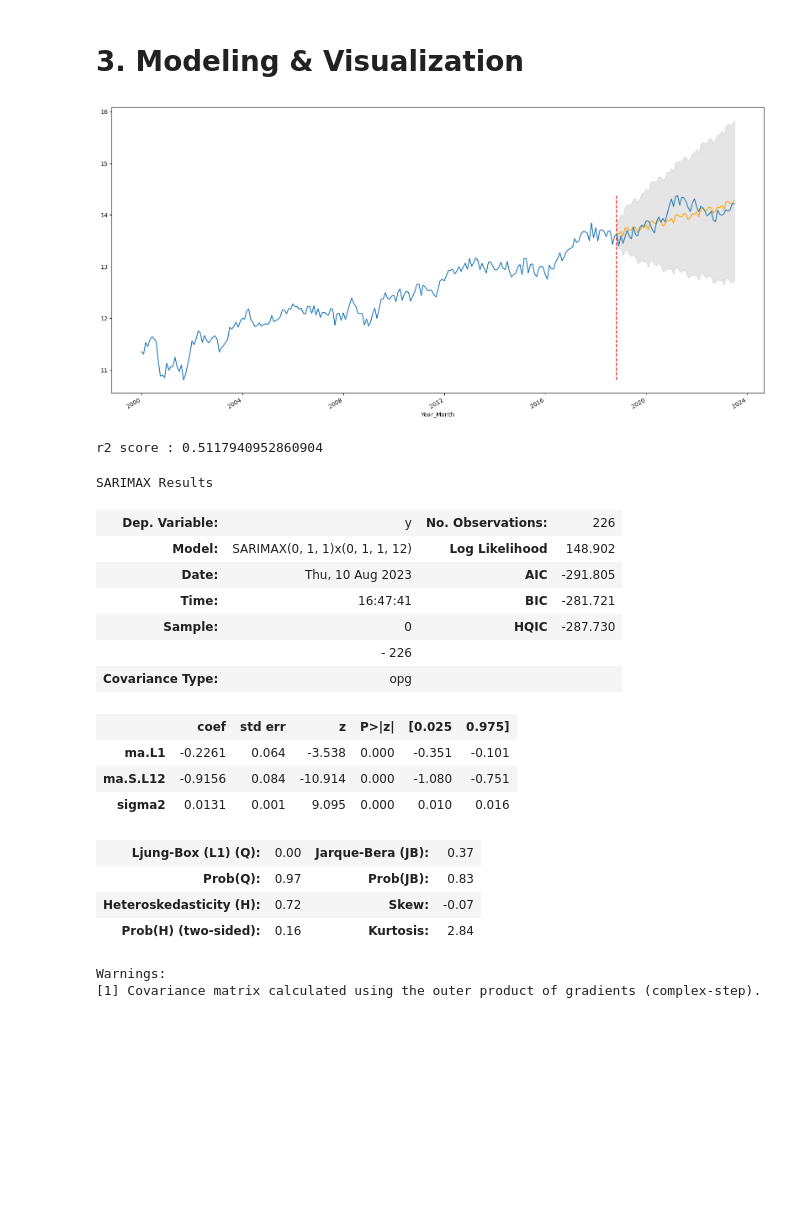
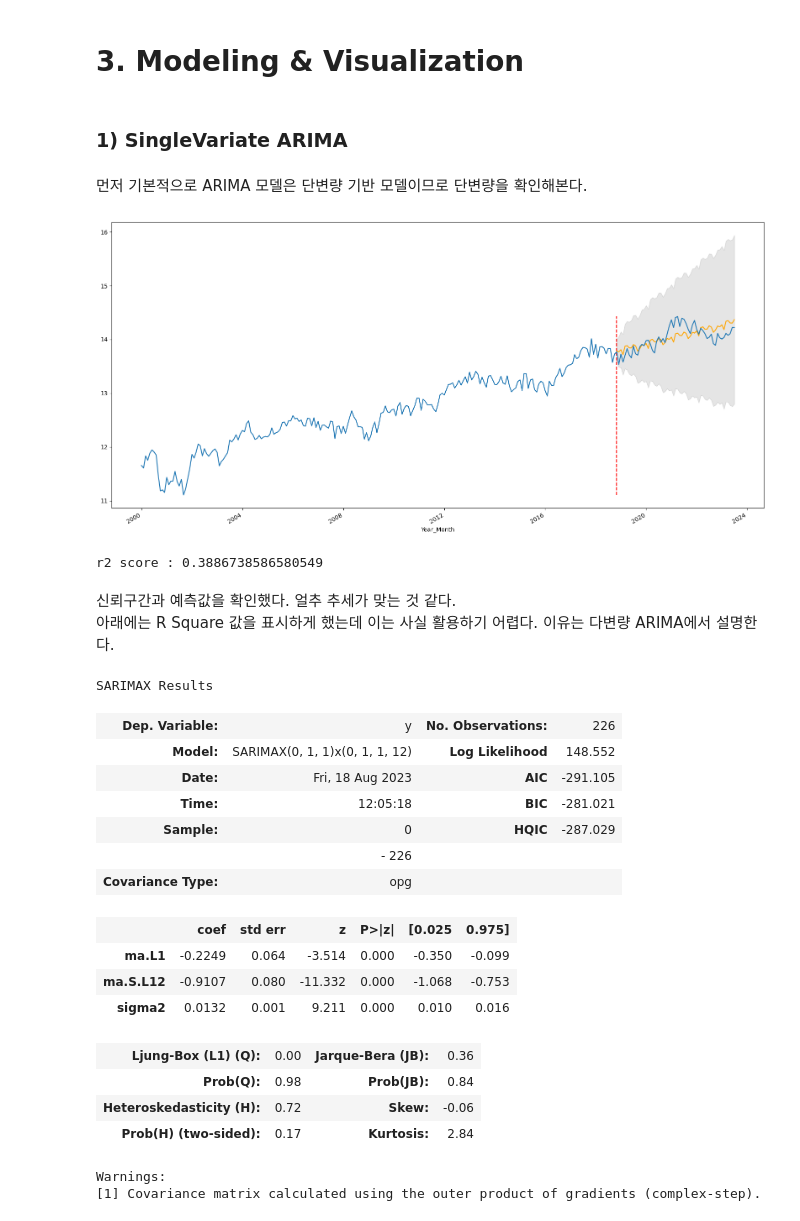
Before and after one commit to che0223/MyStudy, a Jupyter notebook: GongMo&Project/0731FinalProject/stock_EDA.ipynb, the cells around one changed output. Saved outputs shown, nothing was run; the diff lists cells and outputs as text; code cells hidden in the pictures; blank space fills up the shorter version.

```diff
--- a/GongMo&Project/0731FinalProject/stock_EDA.ipynb
+++ b/GongMo&Project/0731FinalProject/stock_EDA.ipynb
@@ -107,11 +161,11 @@ plyo.iplot(
 # %%
-data_close = dataTemp.groupby(['Year', 'Month'])['Adj Close'].sum().reset_index()
+data_close = dataTemp.groupby(['Year', 'Month'])['Close'].sum().reset_index()
 data_close['Year_Month'] = data_close['Year'].astype(str) + '-' + data_close['Month'].astype(str)
 data_close['Year_Month'] = pd.to_datetime(data_close['Year_Month'])
 # test['Year']
 data_close = data_close.set_index('Year_Month')
-data_close = data_close['Adj Close']
+data_close = data_close['Close']
 data_close = data_close.iloc[:-1]
 data_close = data_close.apply(np.log)
-data_close.head()
+data_close.describe()
 # %% [output]
@@ -172,5 +252,9 @@ plt.show()
 # %% [markdown]
 # 3. Modeling & Visualization
+# %% [markdown]
+### 1) SingleVariate ARIMA
+# %% [markdown]
+먼저 기본적으로 ARIMA 모델은 단변량 기반 모델이므로 단변량을 확인해본다.
 # %%
 from sklearn.model_selection import train_test_split
 
@@ -178,62 +262,65 @@ train_close_data, test_close_data = train_test_split(data_close, test_size = 0.2
 train_volume_data, test_volume_data = train_test_split(data_volume, test_size = 0.2, shuffle = False)
 # %%
 from statsmodels.tsa.statespace.sarimax import SARIMAX
+from sklearn.metrics import r2_score
 
 class Arima_process:
-    def __init__(self, order, seasonal_order, bmulti = False):
+    def __init__(self, order, seasonal_order, bmulti = False,  **kwarg):
+        train_close_data, test_close_data = kwarg['train_close'], kwarg['test_close']
+
         if bmulti:
-            df = pd.DataFrame(train_close_data.shift(2))
-            df['Volume'] = train_volume_data
-            df = df.fillna(method='bfill')
-
-            model = SARIMAX(endog=train_close_data.values, exog=df, order=order, seasonal_order=seasonal_order)
+            train_volume_data, test_volume_data = kwarg['train_volume'], kwarg['test_volume']
+            model = SARIMAX(endog=train_close_data.values, exog=train_volume_data.values, order=order, seasonal_order=seasonal_order)
             self.sarima_model = model.fit()
-            self.prediction = sarima_model.get_forecast(len(test_close_data), exog=[test_close_data.shift(1), test_volume_data])
+            self.prediction = self.sarima_model.get_forecast(len(test_close_data), exog=[test_volume_data])
         else:
             model = SARIMAX(train_close_data.values, order = order, seasonal_order = seasonal_order)
             self.sarima_model = model.fit()
-            self.prediction = sarima_model.get_forecast(len(test_close_data))
-        self.predicted_value = prediction.predicted_mean
-        self.predicted_ub = prediction.conf_int()[:,0]
-        self.predicted_lb = prediction.conf_int()[:,1]
+            self.prediction = self.sarima_model.get_forecast(len(test_close_data))
+        self.predicted_value = self.prediction.predicted_mean
+        self.predicted_ub = self.prediction.conf_int()[:,0]
+        self.predicted_lb = self.prediction.conf_int()[:,1]
         self.predict_index = list(test_close_data.index)
-        self.r2 = r2_score(test_close_data, predicted_value)
+        self.r2 = r2_score(test_close_data, self.predicted_value)
     def drawpredictgraph(self, ax, color = 'Orange'):
-        ax.vlines(predict_index[0], data_close.min(), data_close.max(), linestyle='--', color='r')
-        ax.plot(predict_index, predicted_value, color = color)
-        ax.fill_between(predict_index, predicted_lb, predicted_ub, color='k', alpha = 0.1)
+        ax.vlines(self.predict_index[0], data_close.min(), data_close.max(), linestyle='--', color='r')
+        ax.plot(self.predict_index, self.predicted_value, color = color)
+        ax.fill_between(self.predict_index, self.predicted_lb, self.predicted_ub, color='k', alpha = 0.1)
     def drawgraph(self, ax, predictcolor = 'Orange'):
         self.drawpredictgraph(ax, predictcolor)
         data_close.plot(ax = ax)
 # %%
-fig, ax = plt.subplots(figsize=(20, 10))
+fig, ax = plt.subplots(1, 1, figsize=(20, 10))
 
-singlearima_process = Arima_process((0, 1, 1), (0, 1, 1, 12))
+singlearima_process = Arima_process((0, 1, 1), (0, 1, 1, 12), train_close = train_close_data, test_close = test_close_data)
 
 singlearima_process.drawgraph(ax)
 plt.show()
 print('r2 score :', singlearima_process.r2)
 # %% [output]
-[figure, old version]
+[figure, new version]
-r2 score : 0.5117940952860904
+r2 score : 0.3886738586580549
+# %% [markdown]
+신뢰구간과 예측값을 확인했다. 얼추 추세가 맞는 것 같다.
+아래에는 R Square 값을 표시하게 했는데 이는 사실 활용하기 어렵다. 이유는 다변량 ARIMA에서 설명한다.
 # %%
 singlearima_process.sarima_model.summary()
 # %% [output]
 SARIMAX Results
 | Dep. Variable: | y | No. Observations: | 226 |
-| Model: | SARIMAX(0, 1, 1)x(0, 1, 1, 12) | Log Likelihood | 148.902 |
-| Date: | Thu, 10 Aug 2023 | AIC | -291.805 |
-| Time: | 16:47:41 | BIC | -281.721 |
-| Sample: | 0 | HQIC | -287.730 |
+| Model: | SARIMAX(0, 1, 1)x(0, 1, 1, 12) | Log Likelihood | 148.552 |
+| Date: | Fri, 18 Aug 2023 | AIC | -291.105 |
+| Time: | 12:05:18 | BIC | -281.021 |
+| Sample: | 0 | HQIC | -287.029 |
 |  | - 226 |  |  |
 | Covariance Type: | opg |  |  |
 |  | coef | std err | z | P>|z| | [0.025 | 0.975] |
-| ma.L1 | -0.2261 | 0.064 | -3.538 | 0.000 | -0.351 | -0.101 |
-| ma.S.L12 | -0.9156 | 0.084 | -10.914 | 0.000 | -1.080 | -0.751 |
-| sigma2 | 0.0131 | 0.001 | 9.095 | 0.000 | 0.010 | 0.016 |
+| ma.L1 | -0.2249 | 0.064 | -3.514 | 0.000 | -0.350 | -0.099 |
+| ma.S.L12 | -0.9107 | 0.080 | -11.332 | 0.000 | -1.068 | -0.753 |
+| sigma2 | 0.0132 | 0.001 | 9.211 | 0.000 | 0.010 | 0.016 |
-| Ljung-Box (L1) (Q): | 0.00 | Jarque-Bera (JB): | 0.37 |
-| Prob(Q): | 0.97 | Prob(JB): | 0.83 |
-| Heteroskedasticity (H): | 0.72 | Skew: | -0.07 |
-| Prob(H) (two-sided): | 0.16 | Kurtosis: | 2.84 |
+| Ljung-Box (L1) (Q): | 0.00 | Jarque-Bera (JB): | 0.36 |
+| Prob(Q): | 0.98 | Prob(JB): | 0.84 |
+| Heteroskedasticity (H): | 0.72 | Skew: | -0.06 |
+| Prob(H) (two-sided): | 0.17 | Kurtosis: | 2.84 |
 Warnings:
 [1] Covariance matrix calculated using the outer product of gradients (complex-step).
```
Also changed, not shown: parts of 57 cells of this notebook.
